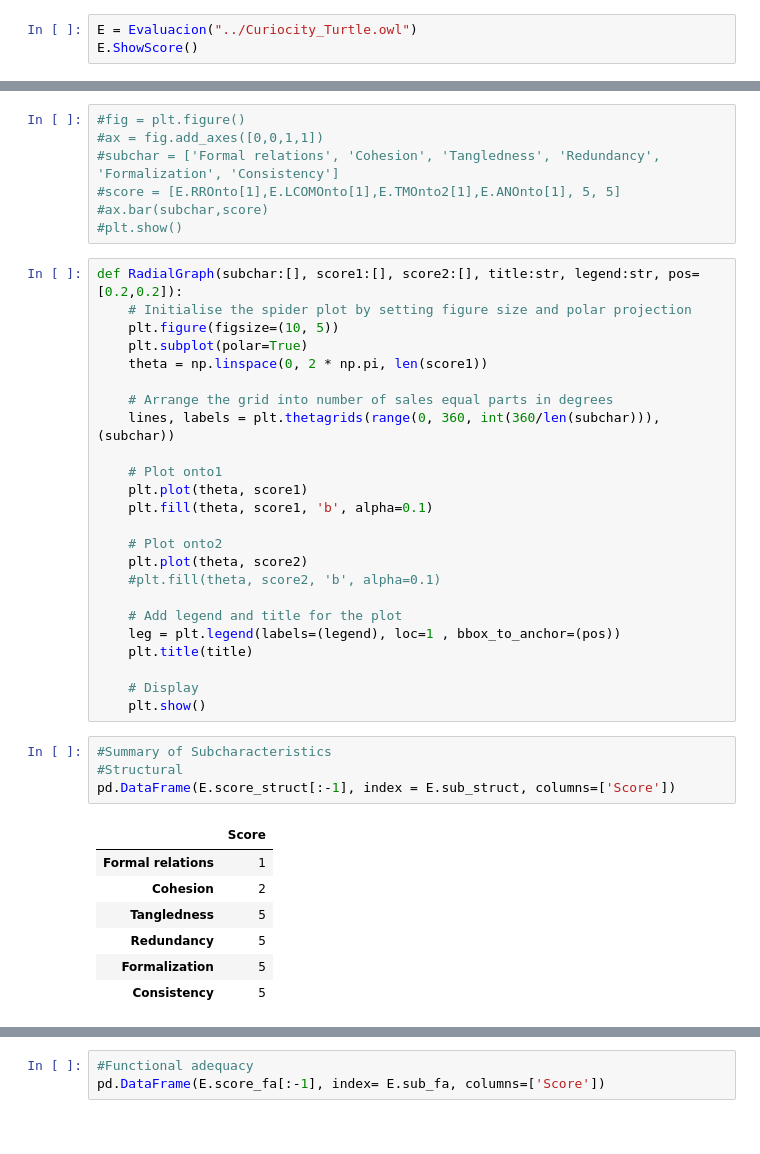
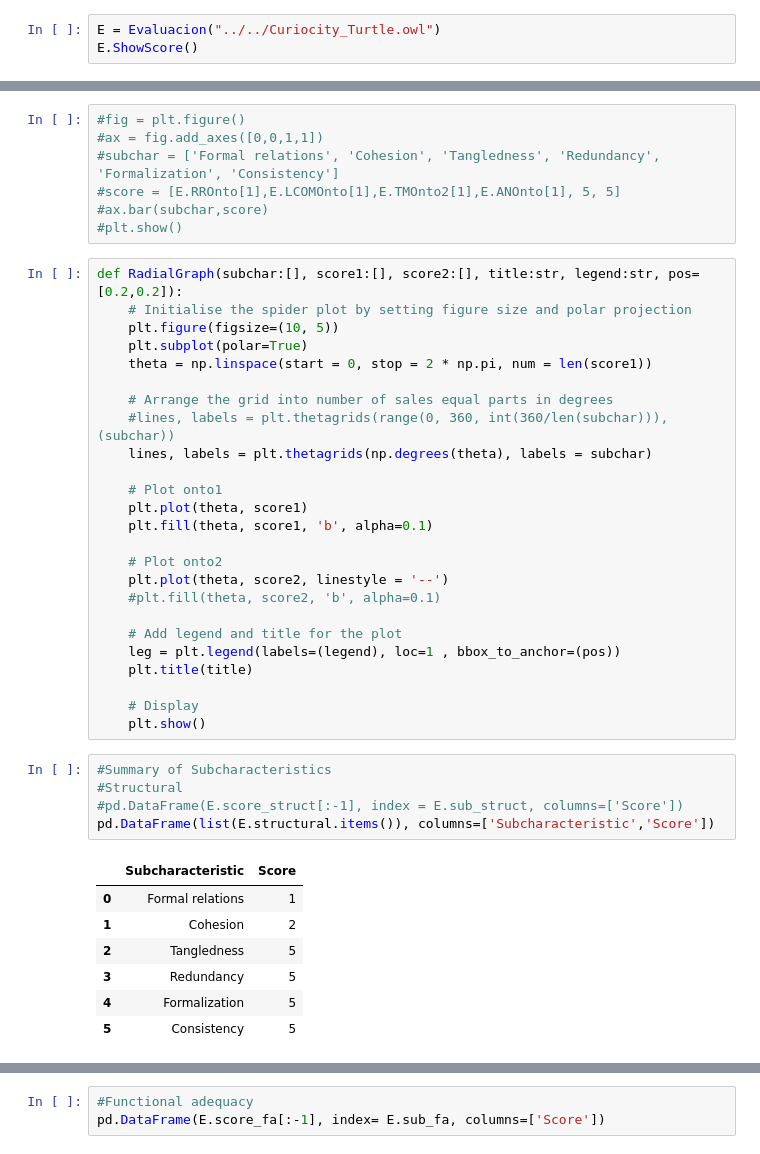
Before and after one commit to giulianodelagala/CURIOCITY, a Jupyter notebook: Evaluation/OquaRE/OquaRE.ipynb, the cells around one changed output, grey strips where cells are left out. Cells and saved outputs as stored; diff of their text form.

```diff
--- a/Evaluation/OquaRE/OquaRE.ipynb
+++ b/Evaluation/OquaRE/OquaRE.ipynb
@@ -8,7 +8,7 @@ import matplotlib.pyplot as plt
 import numpy as np
 import pandas as pd
 # %%
-E = Evaluacion("../Curiocity_Turtle.owl")
+E = Evaluacion("../../Curiocity_Turtle.owl")
 E.ShowScore()
 # %% [output]
 |  | Value | Score |
@@ -57,17 +57,18 @@ def RadialGraph(subchar:[], score1:[], score2:[], title:str, legend:str, pos=[0.
     # Initialise the spider plot by setting figure size and polar projection
     plt.figure(figsize=(10, 5))
     plt.subplot(polar=True)
-    theta = np.linspace(0, 2 * np.pi, len(score1))
+    theta = np.linspace(start = 0, stop = 2 * np.pi, num = len(score1))
 
     # Arrange the grid into number of sales equal parts in degrees
-    lines, labels = plt.thetagrids(range(0, 360, int(360/len(subchar))), (subchar))
+    #lines, labels = plt.thetagrids(range(0, 360, int(360/len(subchar))), (subchar))
+    lines, labels = plt.thetagrids(np.degrees(theta), labels = subchar)
 
     # Plot onto1
     plt.plot(theta, score1)
     plt.fill(theta, score1, 'b', alpha=0.1)
 
     # Plot onto2
-    plt.plot(theta, score2)
+    plt.plot(theta, score2, linestyle = '--')
     #plt.fill(theta, score2, 'b', alpha=0.1)
 
     # Add legend and title for the plot
@@ -79,13 +80,14 @@ def RadialGraph(subchar:[], score1:[], score2:[], title:str, legend:str, pos=[0.
 # %%
 #Summary of Subcharacteristics
 #Structural
-pd.DataFrame(E.score_struct[:-1], index = E.sub_struct, columns=['Score'])
+#pd.DataFrame(E.score_struct[:-1], index = E.sub_struct, columns=['Score'])
+pd.DataFrame(list(E.structural.items()), columns=['Subcharacteristic','Score'])
 # %% [output]
-|  | Score |
-| Formal relations | 1 |
-| Cohesion | 2 |
-| Tangledness | 5 |
-| Redundancy | 5 |
-| Formalization | 5 |
-| Consistency | 5 |
+|  | Subcharacteristic | Score |
+| 0 | Formal relations | 1 |
+| 1 | Cohesion | 2 |
+| 2 | Tangledness | 5 |
+| 3 | Redundancy | 5 |
+| 4 | Formalization | 5 |
+| 5 | Consistency | 5 |
 # %%
```
Also changed, not shown: parts of 11 cells of this notebook, 1 other file.
